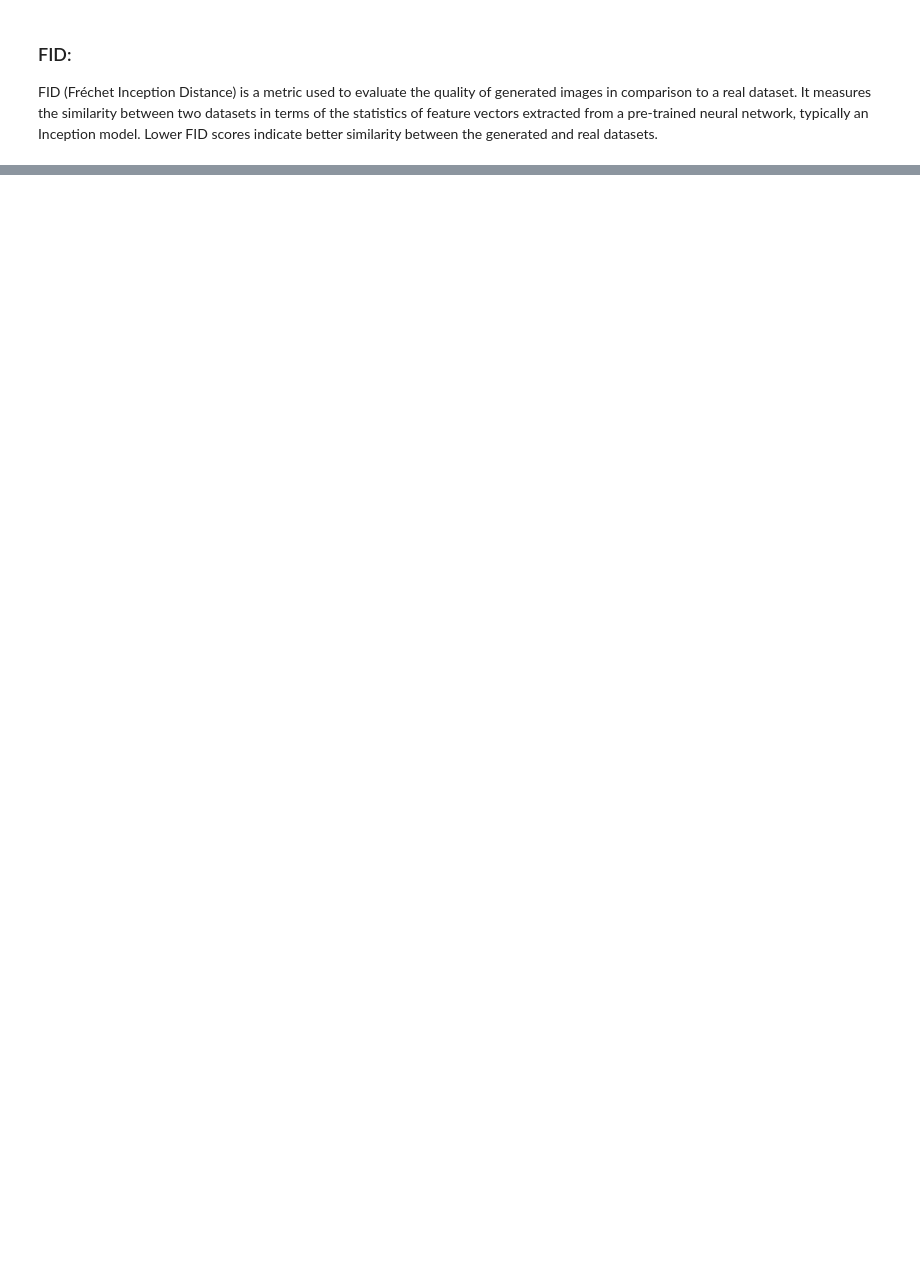
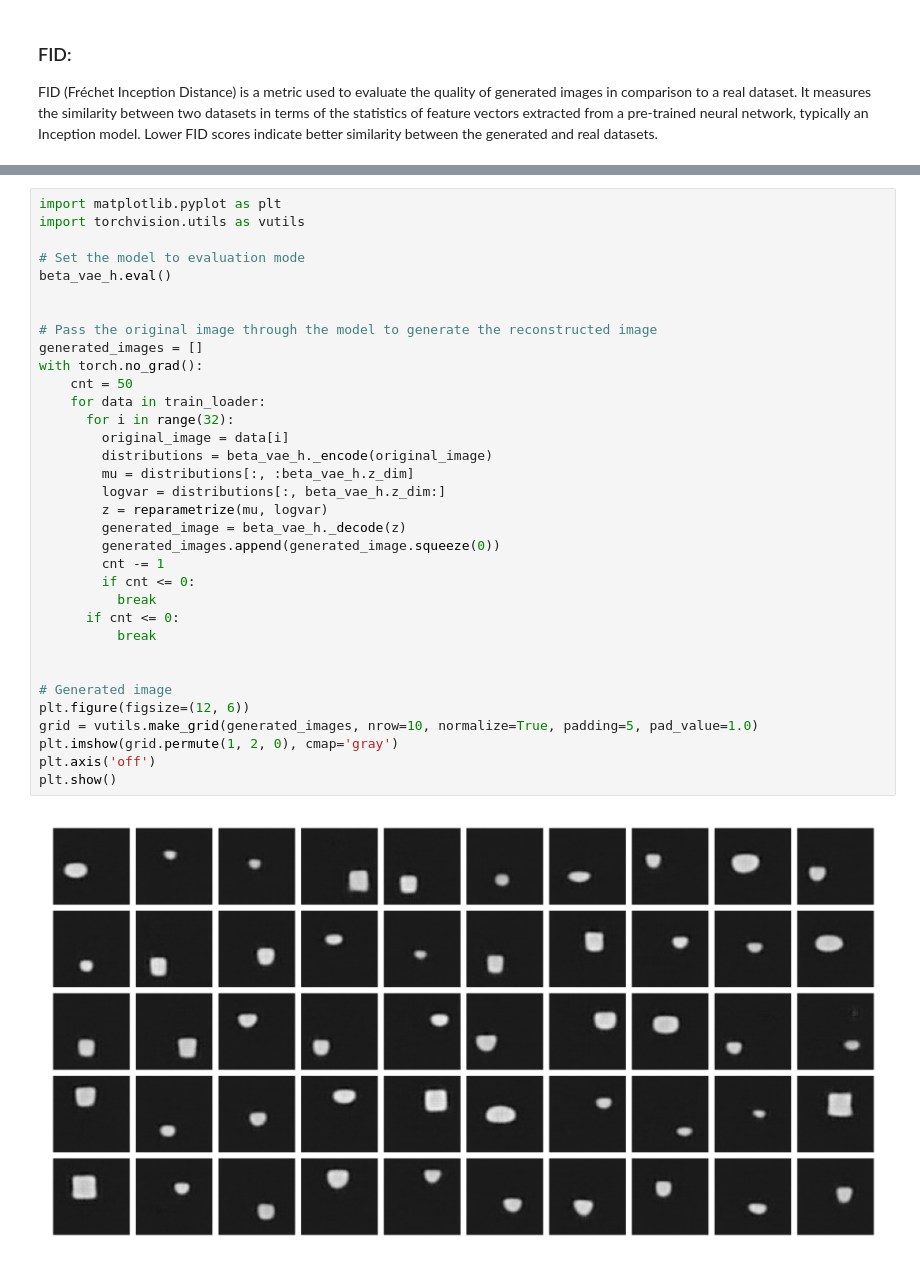
Before and after one commit to pooyaaf/Neural-Networks-Deep-Learning, a Jupyter notebook: Homework/HomeWork6/NNDL_HW6/Q1/Question_1_ControlVAE.ipynb, the cells around one changed output, grey strips where cells are left out. Drawn from its saved outputs; the diff is of its cells as text; blank space fills up the shorter version.

```diff
--- a/Homework/HomeWork6/NNDL_HW6/Q1/Question_1_ControlVAE.ipynb
+++ b/Homework/HomeWork6/NNDL_HW6/Q1/Question_1_ControlVAE.ipynb
@@ -1039,0 +671,36 @@ TypeError: calculate_fid_given_paths() missing 2 required positional arguments:
+# %%
+import matplotlib.pyplot as plt
+import torchvision.utils as vutils
+
+# Set the model to evaluation mode
+beta_vae_h.eval()
+
+
+# Pass the original image through the model to generate the reconstructed image
+generated_images = []
+with torch.no_grad():
+    cnt = 50
+    for data in train_loader:
+      for i in range(32):
+        original_image = data[i]
+        distributions = beta_vae_h._encode(original_image)
+        mu = distributions[:, :beta_vae_h.z_dim]
+        logvar = distributions[:, beta_vae_h.z_dim:]
+        z = reparametrize(mu, logvar)
+        generated_image = beta_vae_h._decode(z)
+        generated_images.append(generated_image.squeeze(0))
+        cnt -= 1
+        if cnt <= 0:
+          break
+      if cnt <= 0:
+          break
+
+
+# Generated image
+plt.figure(figsize=(12, 6))
+grid = vutils.make_grid(generated_images, nrow=10, normalize=True, padding=5, pad_value=1.0)
+plt.imshow(grid.permute(1, 2, 0), cmap='gray')
+plt.axis('off')
+plt.show()
+# %% [output]
+[figure, added]
```
Also changed, not shown: parts of 26 cells of this notebook.
